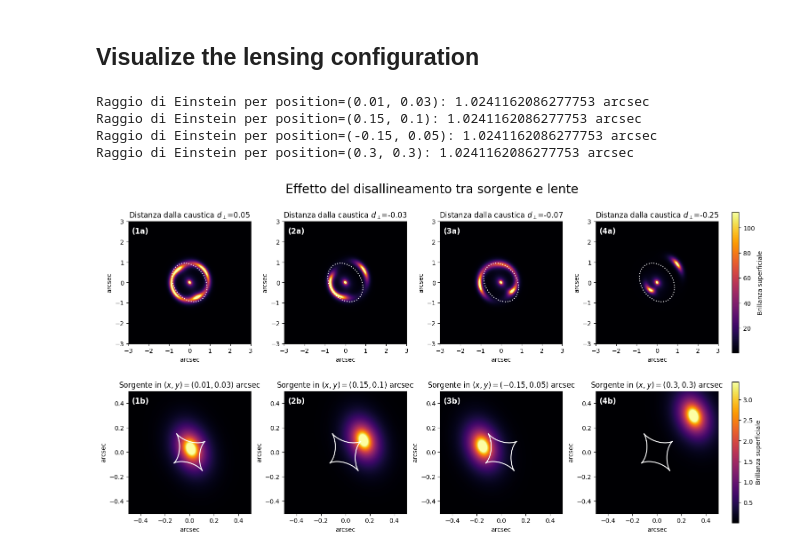
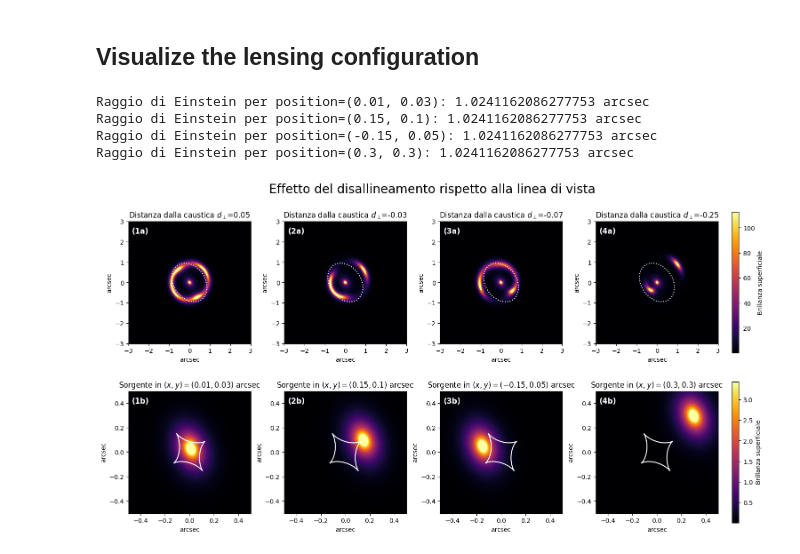
Before and after one commit to Nsab04/bachelor-thesis, a Jupyter notebook: lensing_simulation.ipynb, the cells around one changed output. Saved outputs shown, nothing was run; the diff lists cells and outputs as text; code cells hidden in the pictures.

```diff
--- a/lensing_simulation.ipynb
+++ b/lensing_simulation.ipynb
@@ -229,7 +237,7 @@ for i, position in enumerate(positions):
 d_caustic_all = []
 
 fig2, ax2 = plt.subplots(2, 4, figsize=(15, 8), constrained_layout=True)
-fig2.suptitle("Effetto del disallineamento tra sorgente e lente", fontsize = 20)
+fig2.suptitle("Effetto del disallineamento rispetto alla linea di vista", fontsize = 20)
 
 vmax_image = max(
     np.percentile(img[np.isfinite(img)], 99.5)
@@ -314,31 +322,31 @@ cbar1.set_label("Brillanza superficiale")
 
 labels_a = ["(1a)", "(2a)", "(3a)", "(4a)"]
 labels_b = ["(1b)", "(2b)", "(3b)", "(4b)"]
 
 for i, lab in enumerate(labels_a):
     ax2[0,i].text(
         0.03, 0.95,
         lab,
         transform=ax2[0,i].transAxes,
         color="white",
         fontsize=12,
         fontweight="bold",
         va="top"
     )
 
 for i, lab in enumerate(labels_b):
     ax2[1,i].text(
         0.03, 0.95,
         lab,
         transform=ax2[1,i].transAxes,
         color="white",
         fontsize=12,
         fontweight="bold",
         va="top"
     )
 # %% [output]
 Raggio di Einstein per position=(0.01, 0.03): 1.0241162086277753 arcsec
 Raggio di Einstein per position=(0.15, 0.1): 1.0241162086277753 arcsec
 Raggio di Einstein per position=(-0.15, 0.05): 1.0241162086277753 arcsec
 Raggio di Einstein per position=(0.3, 0.3): 1.0241162086277753 arcsec
-[figure, old version]
+[figure, new version]
```
Also changed, not shown: parts of 5 cells of this notebook, 2 other files.
